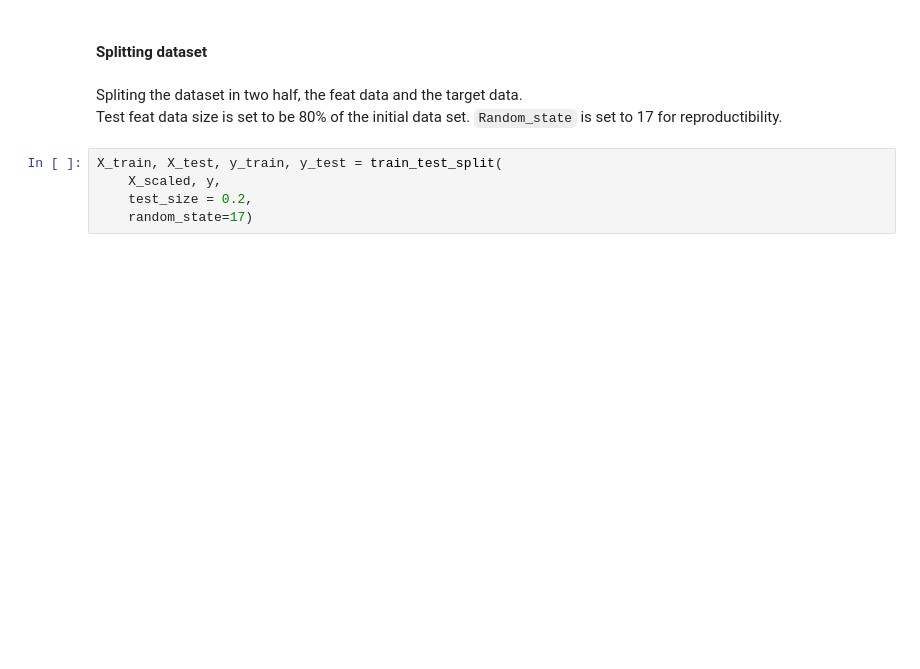
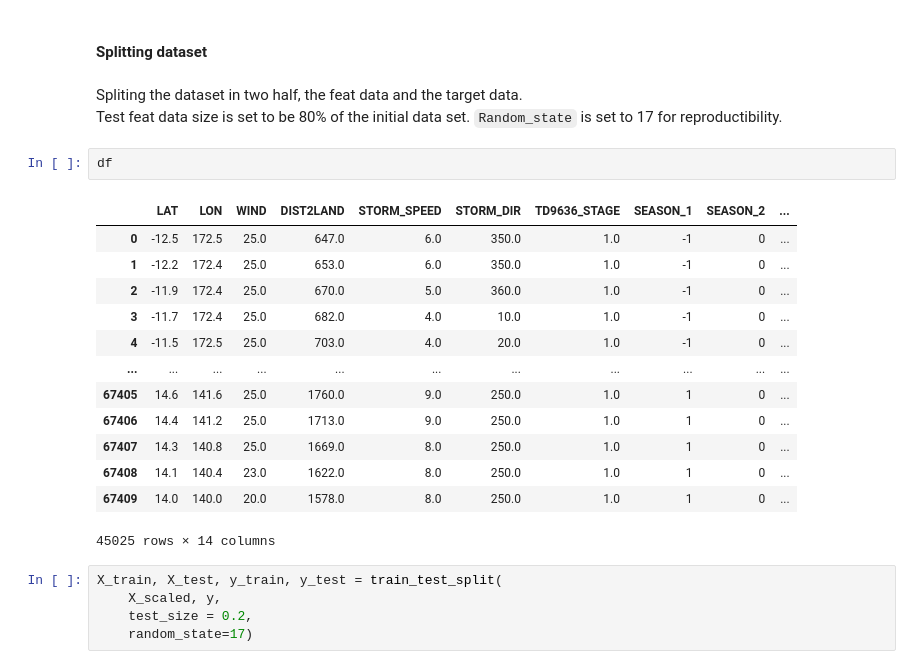
Before and after one commit to dsti-labs/tropical-cyclones, a Jupyter notebook: machine_learning_ly.ipynb, the cells around one changed output. Cells and saved outputs as stored; diff of their text form; blank space fills up the shorter version.

```diff
--- a/machine_learning_ly.ipynb
+++ b/machine_learning_ly.ipynb
@@ -256,6 +256,22 @@ X_scaled = scaler.transform(X)
 # %% [markdown]
 Spliting the dataset in two half, the feat data and the target data.\
 Test feat data size is set to be 80% of the initial data set. `Random_state` is set to 17 for reproductibility.
+# %%
+df
+# %% [output]
+|  | LAT | LON | WIND | DIST2LAND | STORM_SPEED | STORM_DIR | TD9636_STAGE | SEASON_1 | SEASON_2 | ... |
+| 0 | -12.5 | 172.5 | 25.0 | 647.0 | 6.0 | 350.0 | 1.0 | -1 | 0 | ... |
+| 1 | -12.2 | 172.4 | 25.0 | 653.0 | 6.0 | 350.0 | 1.0 | -1 | 0 | ... |
+| 2 | -11.9 | 172.4 | 25.0 | 670.0 | 5.0 | 360.0 | 1.0 | -1 | 0 | ... |
+| 3 | -11.7 | 172.4 | 25.0 | 682.0 | 4.0 | 10.0 | 1.0 | -1 | 0 | ... |
+| 4 | -11.5 | 172.5 | 25.0 | 703.0 | 4.0 | 20.0 | 1.0 | -1 | 0 | ... |
+| ... | ... | ... | ... | ... | ... | ... | ... | ... | ... | ... |
+| 67405 | 14.6 | 141.6 | 25.0 | 1760.0 | 9.0 | 250.0 | 1.0 | 1 | 0 | ... |
+| 67406 | 14.4 | 141.2 | 25.0 | 1713.0 | 9.0 | 250.0 | 1.0 | 1 | 0 | ... |
+| 67407 | 14.3 | 140.8 | 25.0 | 1669.0 | 8.0 | 250.0 | 1.0 | 1 | 0 | ... |
+| 67408 | 14.1 | 140.4 | 23.0 | 1622.0 | 8.0 | 250.0 | 1.0 | 1 | 0 | ... |
+| 67409 | 14.0 | 140.0 | 20.0 | 1578.0 | 8.0 | 250.0 | 1.0 | 1 | 0 | ... |
+45025 rows × 14 columns
 # %%
 X_train, X_test, y_train, y_test = train_test_split(
     X_scaled, y,
```
Also changed, not shown: 1 other file.
